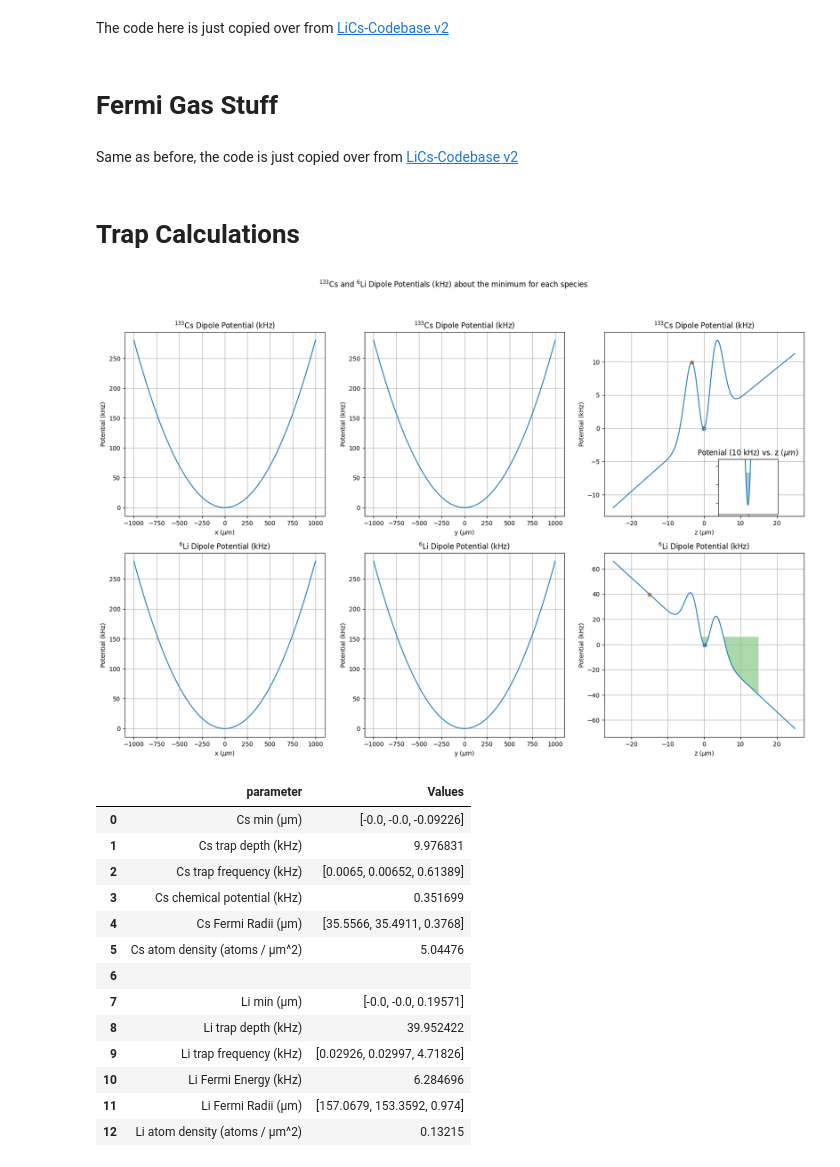
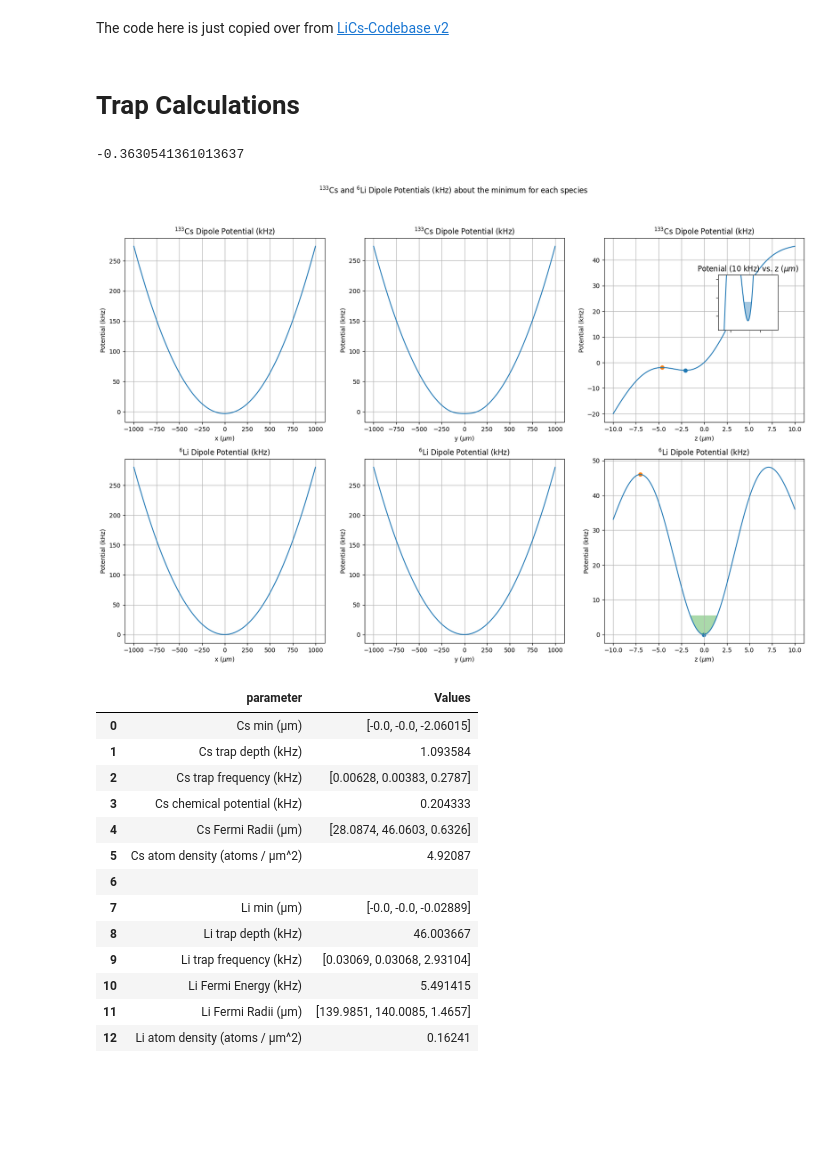
Before and after one commit to Mouhamedm17/DipoleTrappingCalculations, a Jupyter notebook: FlatTrap.ipynb, the cells around one changed output. Drawn from its saved outputs; the diff is of its cells as text; code cells hidden in the pictures; blank space fills up the shorter version.

Commit message:
flat trap results with no magnetic field gradient

```diff
--- a/FlatTrap.ipynb
+++ b/FlatTrap.ipynb
@@ -356,7 +356,7 @@ def plot_total_potential(potens, ranges, const_vals, main_title, trap=None):
         cs_zoom_vals = cs_vals_3 * 1e1
         cs_zoom_threshold = cs_threshold *1e1
 
-        axins = axs[0,2].inset_axes([0.57, 0.01, 0.3, 0.3])
+        axins = axs[0,2].inset_axes([0.57, 0.5, 0.3, 0.3])
         axins.set_xlim(cs_z0*1e6 - 5, cs_z0*1e6 + 5)
         axins.set_ylim(cs_zoom_min - 1, cs_zoom_min + 5)
 
@@ -422,8 +422,9 @@ normal_trap_params = [cs_trap_params, li_trap_params]
 # Trap Potential
 # %%
 class Potential:
-    def __init__(self, trap_params):
+    def __init__(self, trap_params, B_grad):
         self.field_args, self.dipole_params, self.g_j, self.mass = trap_params
+        self.b_grad = B_grad # T/m
 
 
     def beam_waist(self, x, min_w):
@@ -517,9 +518,8 @@ class Potential:
 
         #compute the magnetic field
         omegaB = 20 # T/m^2
-        b_grad = 20e-2 # T/m
 
-        B = -omegaB * (x**2 + y**2) + 2*omegaB * z**2 + b_grad * z
+        B = -omegaB * (x**2 + y**2) + 2*omegaB * z**2 + self.b_grad * z
 
         #compute the magnetic potential
         coef = (Constants.MuB * self.g_j)/2
@@ -551,8 +551,4 @@ class Potential:
 
         """
         return self.dipole_potential(r) + self.magnetic_potential(r) + self.grav_potential(r[2])
-
-#define potentials for each atom
-cs_poten = Potential(cs_trap_params)
-li_poten = Potential(li_trap_params)
 # %% [markdown]
@@ -735,10 +731,6 @@ class BEC_calc():
 
         #display the dataframe
         display(df)
-# %% [markdown]
-# Fermi Gas Stuff
-# %% [markdown]
-Same as before, the code is just copied over from [LiCs-Codebase v2](https://github.com/ChinlabLiCsCode/LiCs-CodebaseV2)
 # %%
 class Fermi_calc():
     """
@@ -864,11 +856,25 @@ class Fermi_calc():
         display(df)
 # %% [markdown]
 # Trap Calculations
+# %%
+#calulcating the ideal b-field to use to get good overlap (based on trap frequencies from previous iteration)
+omega_z_li = 2.75097e3
+omega_z_cs = 0.35497e3
+
+mCs = Cs133.mass
+mLi = Li6.mass
+g = Constants.g
+
+B0_overlap = g * mCs * mLi * (omega_z_li**2 - omega_z_cs**2) / (mCs * omega_z_cs**2 - mLi * omega_z_li**2) / Constants.MuB
+
+print(B0_overlap)
+# %% [output]
+-0.3630541361013637
 # %%
 #Final Trap Parameters
 
 #electric field parameters
-field_args = (10e-3, 200e-6, 10e-6) #power, min beam width in y, min beam width in z
+field_args = (30e-3, 200e-6, 10e-6) #power, min beam width in y, min beam width in z
 
 #Cesium 133 parameters"
 gamma_cs = Cs133.D2.Gamma
@@ -894,6 +900,7 @@ li_mass = (Li6.mass)
 cs_trap_params = (field_args, cs_dipole_potential_params, cs_gj, cs_mass)
 li_trap_params = (field_args, li_dipole_potential_params, li_gj, li_mass)
 normal_trap_params = [cs_trap_params, li_trap_params]
+
 
 class Trap_Calc():
     """
@@ -1003,7 +1010,7 @@ class Trap_Calc():
         cs_x0_max = [0,0,-10]
 
         li_min_bnds = ((-10, 10), (-10, 10), (-4, 4))
-        li_max_bnds = ((-10, 10), (-10, 10), (-15, -3))
+        li_max_bnds = ((-10, 10), (-10, 10), (-25, -3))
         li_x0_max = [0,0,-10]
 
         #minimize the potential for each species
@@ -1069,47 +1076,52 @@ class Trap_Calc():
             'Li Fermi Energy (kHz)': li_chem_poten_freq,
             'Li Fermi Radii (\u03bcm)': [round(r*1e6, 5) for r in tfr_li],
             'Li atom density (atoms / \u03bcm^2)': round(li_density, 5)
         }
 
         #generate dataframe for results
         params = []
         vals = []
 
         #sort each parameter and value into lists
         for key in results:
             params.append(key)
             vals.append(results[key])
 
         #create the dataframe
         df = pd.DataFrame.from_dict({
             "parameter": params,
             "Values":vals
         })
 
         #display the dataframe
         pd.set_option('display.max_colwidth', None)
         display(df)
 
-#Generating results
-plot_ranges = [1000e-6, 1000e-6, 25e-6]
+plot_ranges = [1000e-6, 1000e-6, 10e-6]
 NCs = 2e4
 NLi = 1e4
 
+B0_overlap = 0
+
+#define potentials for each atom
+cs_poten = Potential(cs_trap_params, B0_overlap)
+li_poten = Potential(li_trap_params, B0_overlap)
 potentials = [cs_poten.total_potential, li_poten.total_potential]
+
 trap_calcs = Trap_Calc(potentials, NCs, NLi, plot_ranges)
 # %% [output]
-[figure, old version]
+[figure, new version]
 |  | parameter | Values |
-| 0 | Cs min (μm) | [-0.0, -0.0, -0.09226] |
-| 1 | Cs trap depth (kHz) | 9.976831 |
-| 2 | Cs trap frequency (kHz) | [0.0065, 0.00652, 0.61389] |
-| 3 | Cs chemical potential (kHz) | 0.351699 |
-| 4 | Cs Fermi Radii (μm) | [35.5566, 35.4911, 0.3768] |
-| 5 | Cs atom density (atoms / μm^2) | 5.04476 |
+| 0 | Cs min (μm) | [-0.0, -0.0, -2.06015] |
+| 1 | Cs trap depth (kHz) | 1.093584 |
+| 2 | Cs trap frequency (kHz) | [0.00628, 0.00383, 0.2787] |
+| 3 | Cs chemical potential (kHz) | 0.204333 |
+| 4 | Cs Fermi Radii (μm) | [28.0874, 46.0603, 0.6326] |
+| 5 | Cs atom density (atoms / μm^2) | 4.92087 |
 | 6 |  |  |
-| 7 | Li min (μm) | [-0.0, -0.0, 0.19571] |
-| 8 | Li trap depth (kHz) | 39.952422 |
-| 9 | Li trap frequency (kHz) | [0.02926, 0.02997, 4.71826] |
-| 10 | Li Fermi Energy (kHz) | 6.284696 |
-| 11 | Li Fermi Radii (μm) | [157.0679, 153.3592, 0.974] |
-| 12 | Li atom density (atoms / μm^2) | 0.13215 |
+| 7 | Li min (μm) | [-0.0, -0.0, -0.02889] |
+| 8 | Li trap depth (kHz) | 46.003667 |
+| 9 | Li trap frequency (kHz) | [0.03069, 0.03068, 2.93104] |
+| 10 | Li Fermi Energy (kHz) | 5.491415 |
+| 11 | Li Fermi Radii (μm) | [139.9851, 140.0085, 1.4657] |
+| 12 | Li atom density (atoms / μm^2) | 0.16241 |
```
Also changed, not shown: parts of 1 cell of this notebook.
